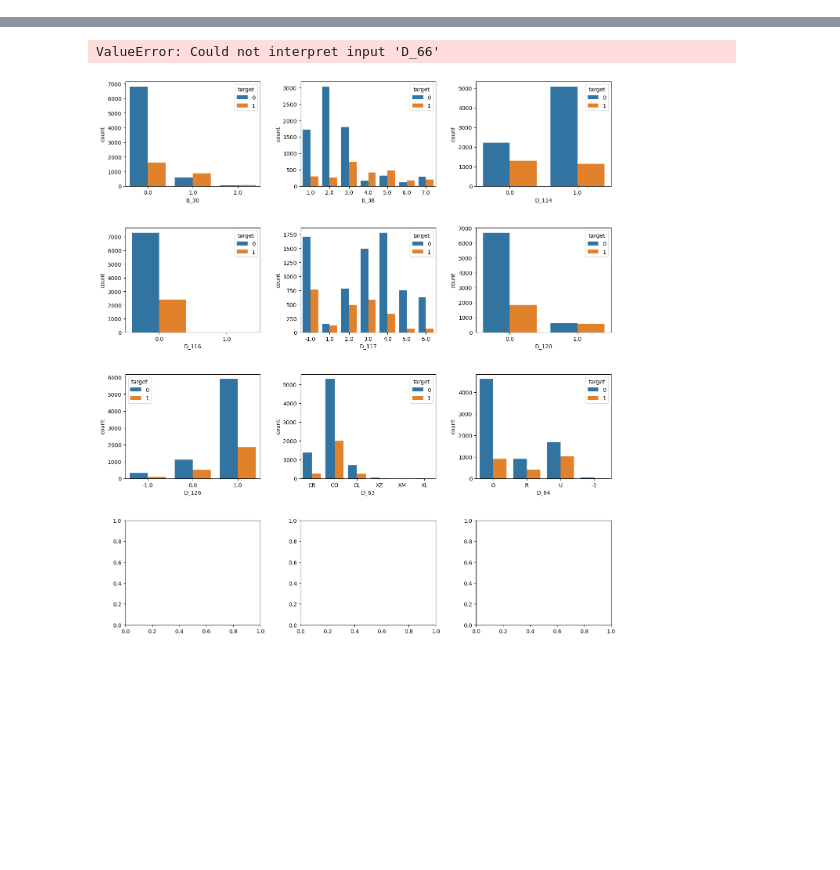
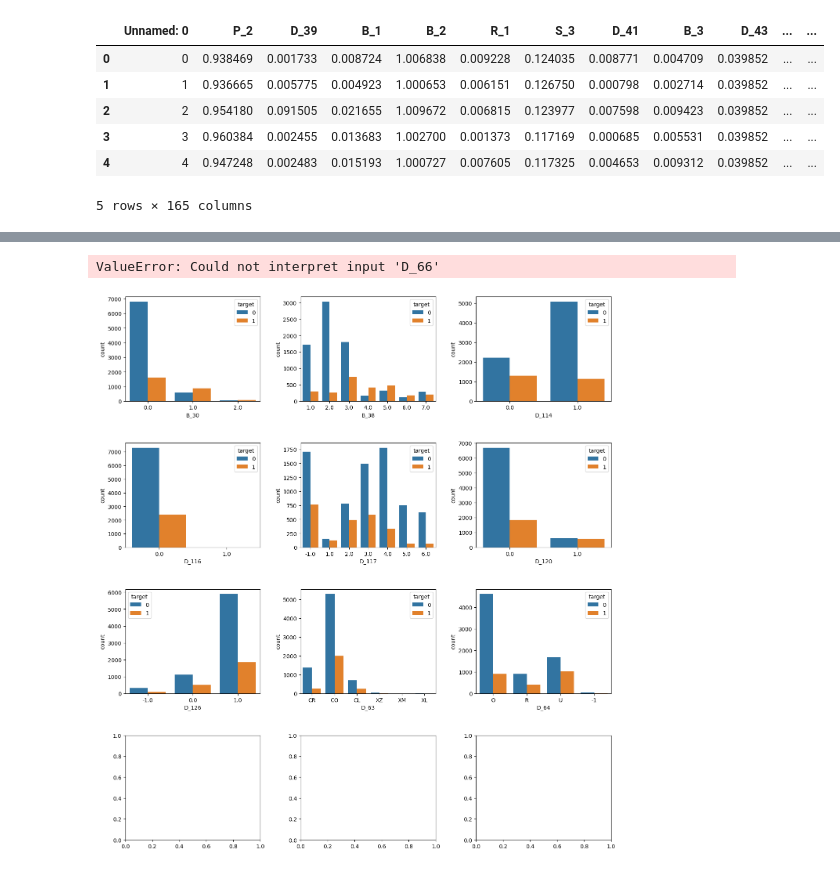
Before and after one commit to LinhNgaNguyen/STAT303-3-Project, a Jupyter notebook: EDA + Baseline Models.ipynb, the cells around one changed output, grey strips where cells are left out. Drawn from its saved outputs; the diff is of its cells as text; code cells hidden in the pictures; blank space fills up the shorter version.

```diff
--- a/EDA + Baseline Models.ipynb
+++ b/EDA + Baseline Models.ipynb
@@ -25,3 +25,13 @@ train = pd.read_csv('train_subset.csv')
+# %%
+train.head()
+# %% [output]
+|  | Unnamed: 0 | P_2 | D_39 | B_1 | B_2 | R_1 | S_3 | D_41 | B_3 | D_43 | ... | ... |
+| 0 | 0 | 0.938469 | 0.001733 | 0.008724 | 1.006838 | 0.009228 | 0.124035 | 0.008771 | 0.004709 | 0.039852 | ... | ... |
+| 1 | 1 | 0.936665 | 0.005775 | 0.004923 | 1.000653 | 0.006151 | 0.126750 | 0.000798 | 0.002714 | 0.039852 | ... | ... |
+| 2 | 2 | 0.954180 | 0.091505 | 0.021655 | 1.009672 | 0.006815 | 0.123977 | 0.007598 | 0.009423 | 0.039852 | ... | ... |
+| 3 | 3 | 0.960384 | 0.002455 | 0.013683 | 1.002700 | 0.001373 | 0.117169 | 0.000685 | 0.005531 | 0.039852 | ... | ... |
+| 4 | 4 | 0.947248 | 0.002483 | 0.015193 | 1.000727 | 0.007605 | 0.117325 | 0.004653 | 0.009312 | 0.039852 | ... | ... |
+5 rows × 165 columns
 # %%
 train = train.drop(['Unnamed: 0'],axis=1)
 # %%
```
Also changed, not shown: parts of 18 cells of this notebook.
